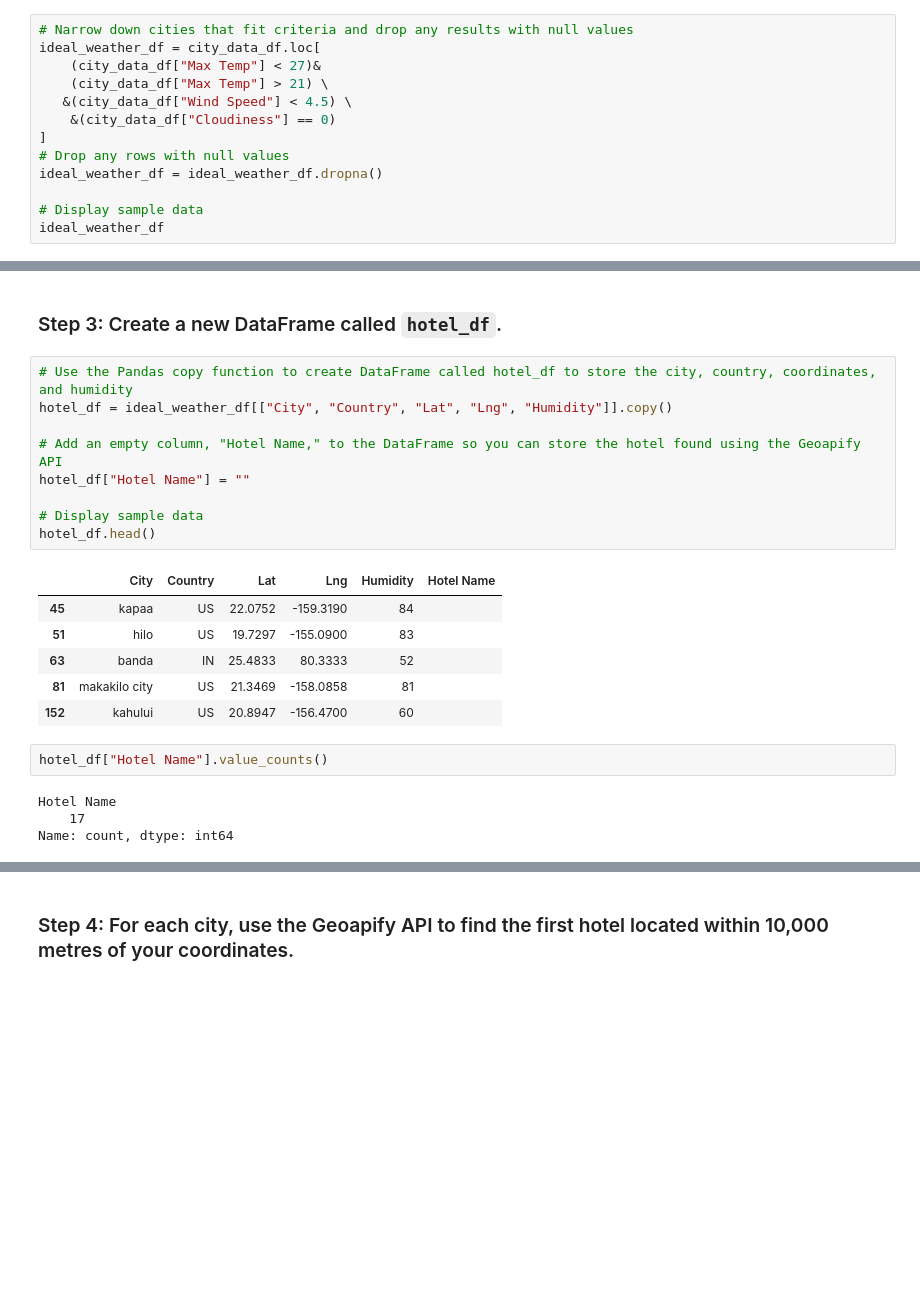
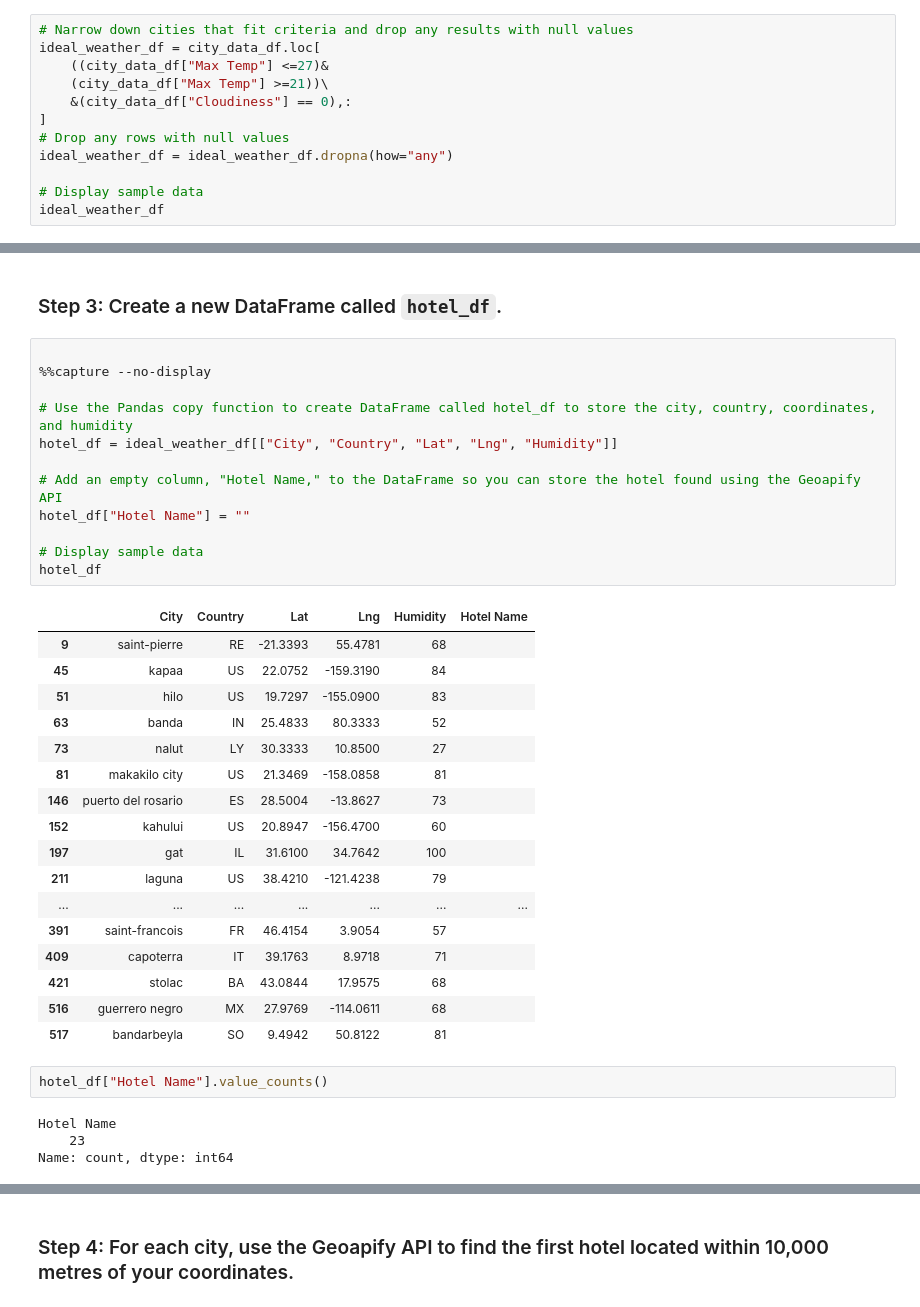
Before and after one commit to RacheMorris16k/python-api-challenge, a Jupyter notebook: WeatherPy/VacationPy.ipynb, the cells around one changed output, grey strips where cells are left out. Cells and saved outputs as stored; diff of their text form; blank space fills up the shorter version.

```diff
--- a/WeatherPy/VacationPy.ipynb
+++ b/WeatherPy/VacationPy.ipynb
@@ -92,13 +62,12 @@ map_plot
 # %%
 # Narrow down cities that fit criteria and drop any results with null values
 ideal_weather_df = city_data_df.loc[
-    (city_data_df["Max Temp"] < 27)&
-    (city_data_df["Max Temp"] > 21) \
-   &(city_data_df["Wind Speed"] < 4.5) \
-    &(city_data_df["Cloudiness"] == 0)
+    ((city_data_df["Max Temp"] <=27)&
+    (city_data_df["Max Temp"] >=21))\
+    &(city_data_df["Cloudiness"] == 0),:
 ]
 # Drop any rows with null values
-ideal_weather_df = ideal_weather_df.dropna()
+ideal_weather_df = ideal_weather_df.dropna(how="any")
 
 # Display sample data
 ideal_weather_df
@@ -124,24 +92,38 @@ ideal_weather_df
 # %% [markdown]
 ### Step 3: Create a new DataFrame called `hotel_df`.
 # %%
+
+%%capture --no-display
+
 # Use the Pandas copy function to create DataFrame called hotel_df to store the city, country, coordinates, and humidity
-hotel_df = ideal_weather_df[["City", "Country", "Lat", "Lng", "Humidity"]].copy()
+hotel_df = ideal_weather_df[["City", "Country", "Lat", "Lng", "Humidity"]]
 
 # Add an empty column, "Hotel Name," to the DataFrame so you can store the hotel found using the Geoapify API
 hotel_df["Hotel Name"] = ""
 
 # Display sample data
-hotel_df.head()
+hotel_df
 # %% [output]
 |  | City | Country | Lat | Lng | Humidity | Hotel Name |
+| 9 | saint-pierre | RE | -21.3393 | 55.4781 | 68 |  |
 | 45 | kapaa | US | 22.0752 | -159.3190 | 84 |  |
 | 51 | hilo | US | 19.7297 | -155.0900 | 83 |  |
 | 63 | banda | IN | 25.4833 | 80.3333 | 52 |  |
+| 73 | nalut | LY | 30.3333 | 10.8500 | 27 |  |
 | 81 | makakilo city | US | 21.3469 | -158.0858 | 81 |  |
+| 146 | puerto del rosario | ES | 28.5004 | -13.8627 | 73 |  |
 | 152 | kahului | US | 20.8947 | -156.4700 | 60 |  |
+| 197 | gat | IL | 31.6100 | 34.7642 | 100 |  |
+| 211 | laguna | US | 38.4210 | -121.4238 | 79 |  |
+| ... | ... | ... | ... | ... | ... | ... |
+| 391 | saint-francois | FR | 46.4154 | 3.9054 | 57 |  |
+| 409 | capoterra | IT | 39.1763 | 8.9718 | 71 |  |
+| 421 | stolac | BA | 43.0844 | 17.9575 | 68 |  |
+| 516 | guerrero negro | MX | 27.9769 | -114.0611 | 68 |  |
+| 517 | bandarbeyla | SO | 9.4942 | 50.8122 | 81 |  |
 # %%
 hotel_df["Hotel Name"].value_counts()
 # %% [output]
 Hotel Name
-    17
+    23
 Name: count, dtype: int64
```
Also changed, not shown: parts of 10 cells of this notebook, 1 other file.
